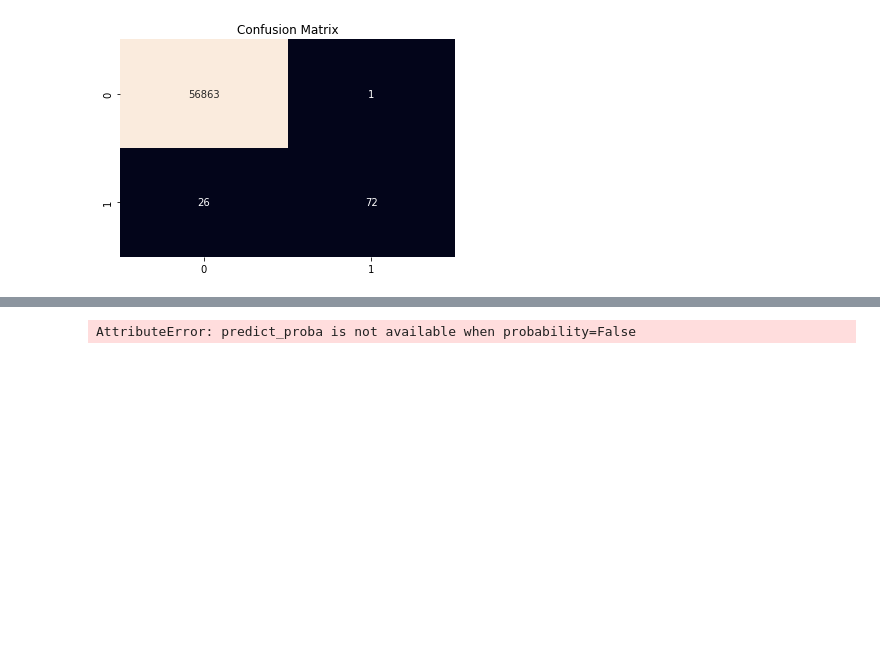
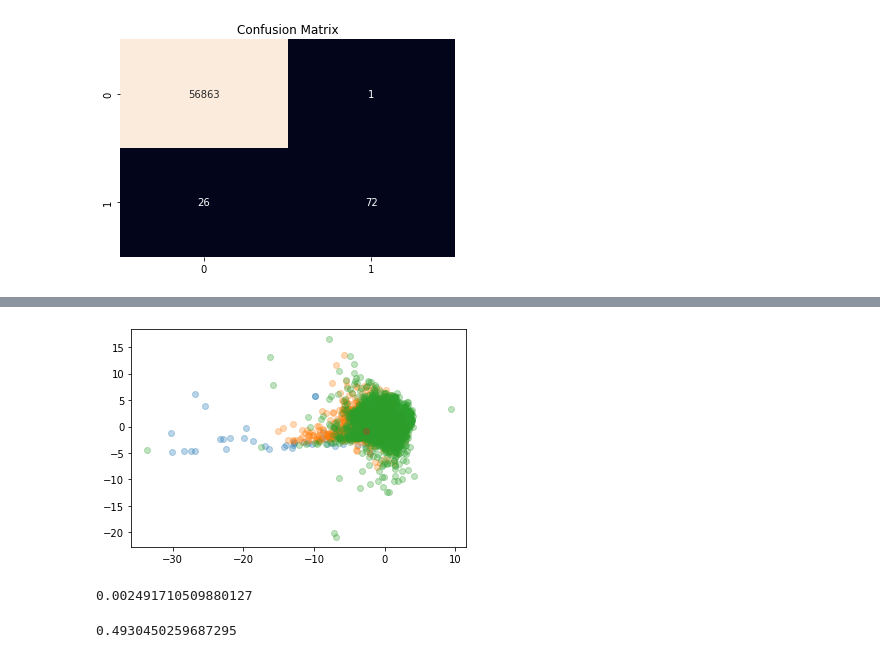
Before and after one commit to mahdialipoo/Project5_AI, a Jupyter notebook: hw5-ai.ipynb, the cells around one changed output, grey strips where cells are left out. Drawn from its saved outputs; the diff is of its cells as text; code cells hidden in the pictures; blank space fills up the shorter version.

```diff
--- a/hw5-ai.ipynb
+++ b/hw5-ai.ipynb
@@ -96,2 +90,6 @@ clf.fit(X_train, y_train)
+# %%
+from sklearn.linear_model import LogisticRegression
+reg = LogisticRegression(random_state=0).fit(X_train, y_train)
+# reg = LinearRegression().fit(X_train, y_train)
 # %% [markdown]
 # Evaluation
@@ -127,15 +137,31 @@ svc_disp = RocCurveDisplay.from_estimator(clf, X_test, y_test)
+# %%
+i,j=(2,5)
+label_reg = reg.predict(X_test)
+x_test_reg_c11=X_test[(label_reg>0)&( y_test==1)]
+x_test_reg_c00=X_test[(label_reg<=0)&( y_test==0)]
+x_test_reg_c10=X_test[(label_reg>0)&( y_test==0)]
+x_test_reg_c01=X_test[(label_reg<=0)&( y_test==1)]
+plt.scatter(x_test_reg_c11[:,i],x_test_reg_c11[:,j],alpha=0.3)
+plt.scatter(x_test_reg_c00[:,i],x_test_reg_c00[:,j],alpha=0.3)
+plt.scatter(x_test_reg_c10[:,i],x_test_reg_c10[:,j],alpha=0.3)
+plt.scatter(x_test_reg_c01[:,i],x_test_reg_c01[:,j],alpha=0.3)
+plt.savefig('report/img/reg_scatter.jpg')
+# %% [output]
+[figure, added]
 # %%
 svc_disp.figure_.savefig('report/img/svm_roc.jpg')
-# %%
-y_score_svm = clf.predict_proba(X_test)[:, 1]
-average_precision = average_precision_score(y_test, y_score_svm)
-print(average_precision)
-# %% [output]
-AttributeError: predict_proba is not available when probability=False
 # %%
-y_pred_svm = clf.predict(X_test)
-confusion_matrix = confusion_matrix(y_test, y_pred_svm.round())
-sns.heatmap(confusion_matrix, annot=True, fmt="d", cbar = False)
-plt.title("Confusion Matrix")
-plt.savefig('report/img/svm_cmat.jpg')
-plt.show()
+y_pred_km =k_mean.predict(X_test)
+average_precision = average_precision_score(y_test, y_pred_km)
+sns.heatmap(confusion_matrix(y_test, y_pred_km), annot=True, fmt="d", cbar = False)
+plt.savefig('report/img/knn_cmat.jpg')
+print(average_precision)
+# %% [output]
+0.002491710509880127
+# %%
+y_pred_reg = reg.predict(X_test)
+average_precision = average_precision_score(y_test, y_pred_reg)
+print(average_precision)
+sns.heatmap(confusion_matrix(y_test, y_pred_reg), annot=True, fmt="d", cbar = False)
+# %% [output]
+0.4930450259687295
```
Also changed, not shown: parts of 19 cells of this notebook.
